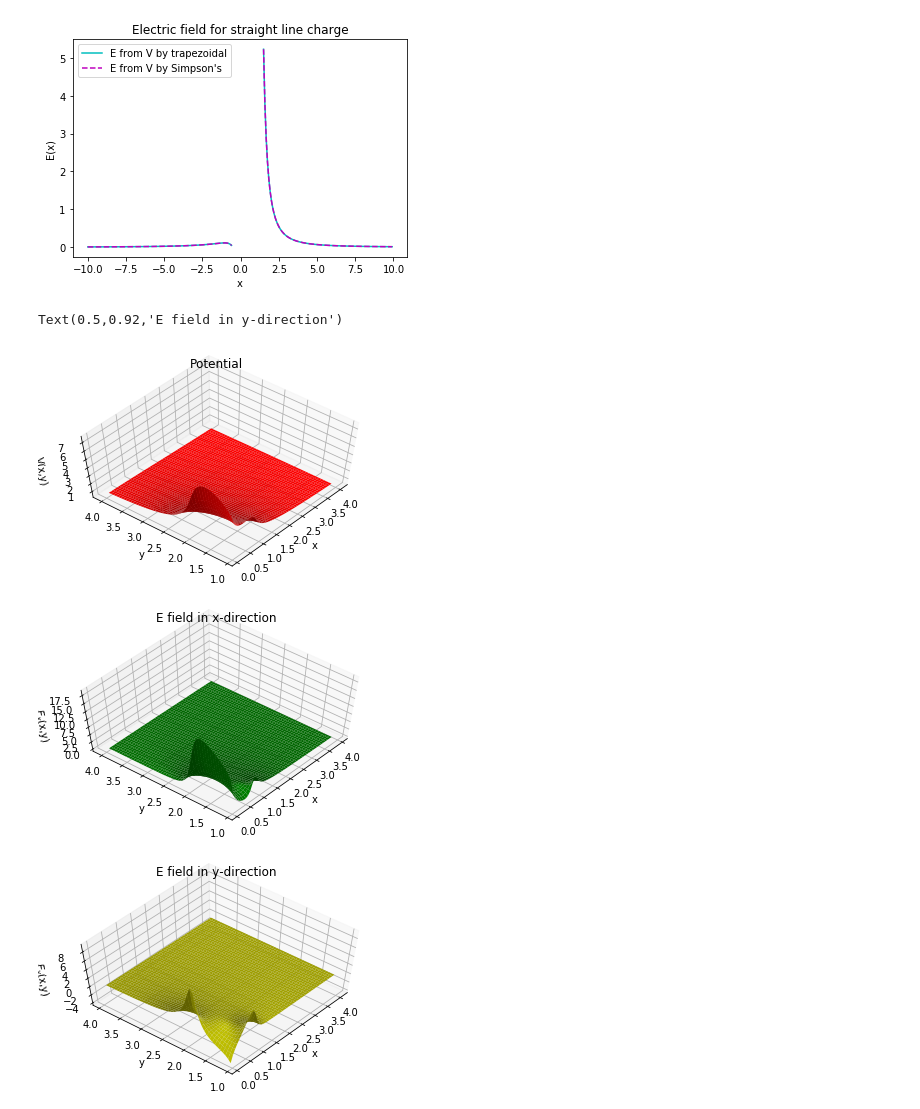
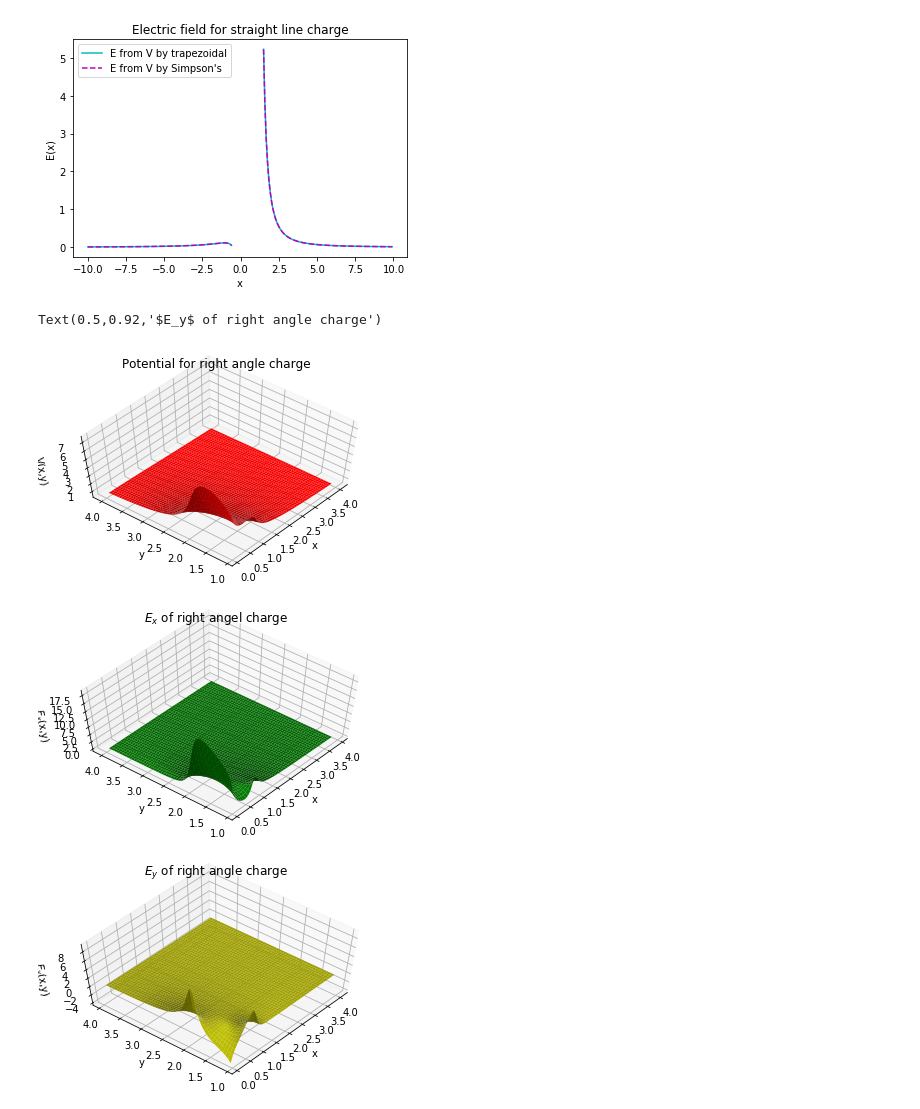
Before and after one commit to Phys7321/hw02-integrations-aninditamaiti, a Jupyter notebook: python/hw2.ipynb, the cells around one changed output. Cells and saved outputs as stored; diff of their text form; code cells hidden in the pictures.

Commit message:
line and angular charge done

```diff
--- a/python/hw2.ipynb
+++ b/python/hw2.ipynb
@@ -85,38 +85,38 @@ X1, Y1= np.meshgrid(x1, y1)
 contour = diagram1.plot_surface(X1, Y1, V_rightangle,shade=True,color='r')
 diagram1.set_xlabel('x')
 diagram1.set_ylabel('y')
 diagram1.set_zlabel('V(x,y)')
 diagram1.view_init(60, 220)
-diagram1.set_title('Potential')
+diagram1.set_title('Potential for right angle charge')
 
 # Plotting E_x of line charge
 fig2 = pyplot.figure()
 diagram_Ex = fig2.gca(projection='3d')
 X2, Y2 = np.meshgrid(x1[0:(len(x1)-1)], y1)
 contour2 = diagram_Ex.plot_surface(X2, Y2, E_rightangle_x, shade=True,color='g')
 diagram_Ex.set_xlabel('x')
 diagram_Ex.set_ylabel('y')
 diagram_Ex.set_zlabel('$E_x$(x,y)')
 diagram_Ex.view_init(60, 220)
-diagram_Ex.set_title('E field in x-direction')
+diagram_Ex.set_title('$E_x$ of right angel charge')
 
 
 # Plotting E_y of line charge
 fig3 = pyplot.figure()
 diagram_Ey = fig3.gca(projection='3d')
 X3, Y3 = np.meshgrid(x1, y1[0:len(y1)-1])
 contour3 = diagram_Ey.plot_surface(X3, Y3, E_rightangle_y, shade=True,color='y')
 diagram_Ey.set_xlabel('x')
 diagram_Ey.set_ylabel('y')
 diagram_Ey.set_zlabel('$E_y$(x,y)')
 diagram_Ey.view_init(60, 220)
-diagram_Ey.set_title('E field in y-direction')
+diagram_Ey.set_title('$E_y$ of right angle charge')
 
-# 2d charge
+# disc charge
 # %% [output]
 [figure]
 [figure]
-Text(0.5,0.92,'E field in y-direction')
+Text(0.5,0.92,'$E_y$ of right angle charge')
-[figure, old version]
+[figure, new version]
-[figure, old version]
+[figure, new version]
-[figure, old version]
+[figure, new version]
```
